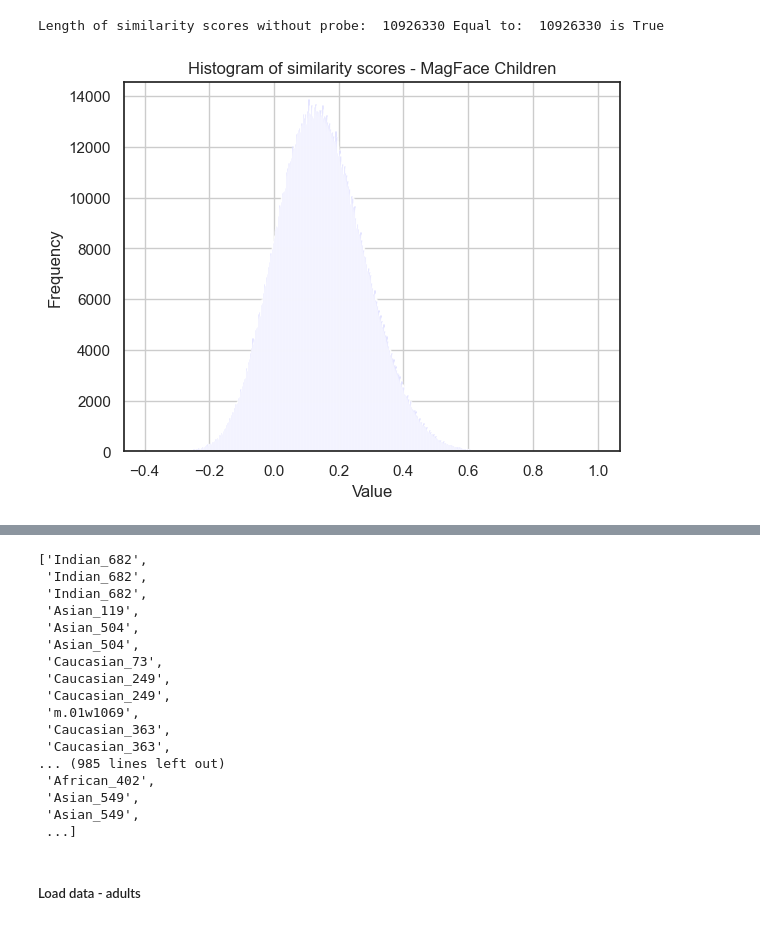
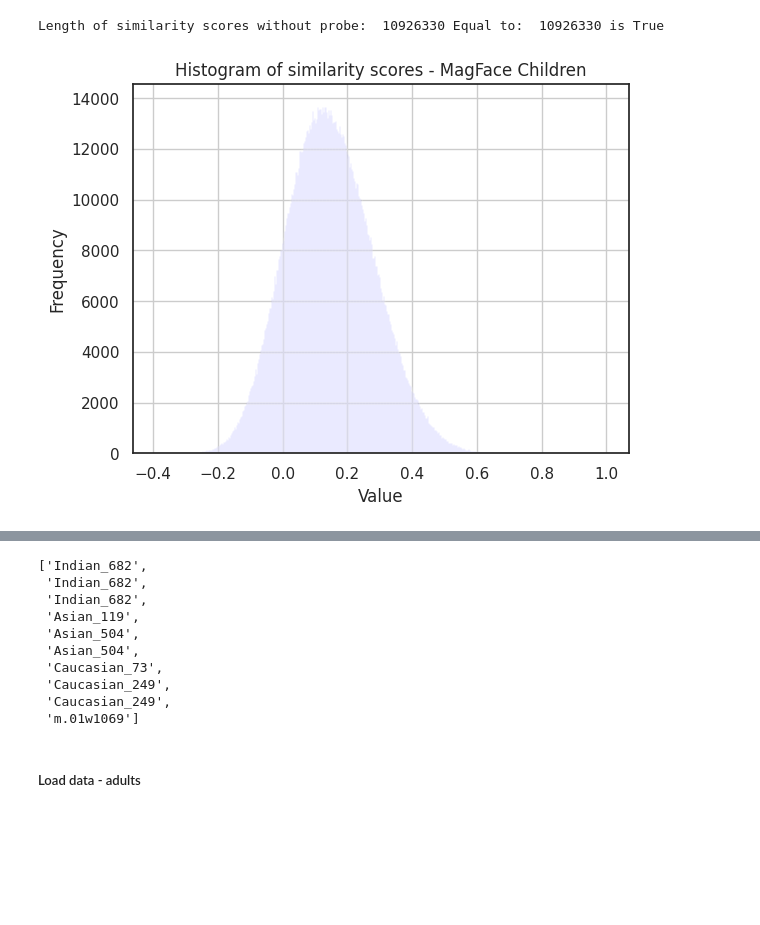
Before and after one commit to Kat-Gabi/Master_Thesis, a Jupyter notebook: notebooks/results_magface.ipynb, the cells around one changed output, grey strips where cells are left out. Drawn from its saved outputs; the diff is of its cells as text; code cells hidden in the pictures; blank space fills up the shorter version.

```diff
--- a/notebooks/results_magface.ipynb
+++ b/notebooks/results_magface.ipynb
@@ -160,17 +158,17 @@ Length of similarity scores without probe:  10926330 Equal to:  10926330 is True
 # %%
 # Convert tensor to NumPy array
 plot_sims = sim_scores[sim_scores < 0.9999].reshape(-1) # filter out values equal to 1 #OBS check more scietific way
 # Plot histogram
-plt.hist(plot_sims, bins=len(sim_scores), color='blue', alpha=0.7)
+plt.hist(plot_sims, bins=len(sim_scores), color='blue', alpha=0.09)
 plt.title('Histogram of similarity scores - MagFace Children')
 plt.xlabel('Value')
 plt.ylabel('Frequency')
 plt.grid(True)
 plt.show()
 
 print("Average similarity score: ", np.mean(plot_sims))
 print("\nTop 10% similarity score: ", np.percentile(plot_sims, 97.5))
 print("\nTop 10 highest similarity score:", np.sort(plot_sims)[-10:])
 print("\nMax sim scores: ", np.max(plot_sims))
 # %% [output]
-[figure, old version]
+[figure, new version]
@@ -185,5 +183,5 @@ Max sim scores:  0.9998966723251195
 # %%
-ids
+ids[:10]
 # %% [output]
 ['Indian_682',
  'Indian_682',
@@ -194,14 +192,7 @@ ids
  'Caucasian_73',
  'Caucasian_249',
  'Caucasian_249',
- 'm.01w1069',
- 'Caucasian_363',
- 'Caucasian_363',
-... (985 lines left out)
- 'African_402',
- 'Asian_549',
- 'Asian_549',
- ...]
+ 'm.01w1069']
 # %%
 ## Function for calculating confusion matrix scores
 
```
Also changed, not shown: parts of 4 cells of this notebook, 3 other files.
